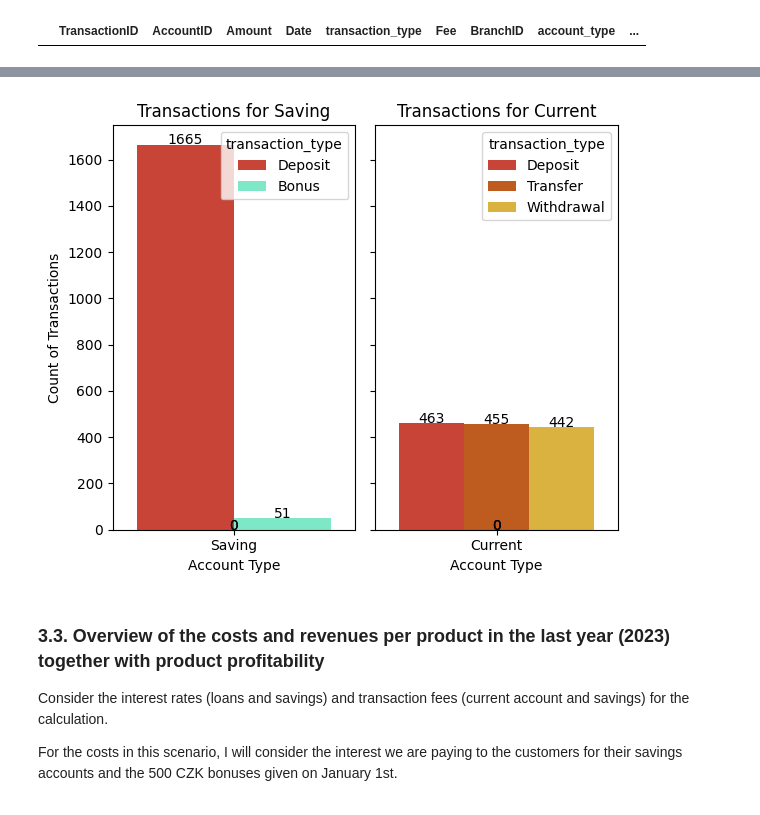
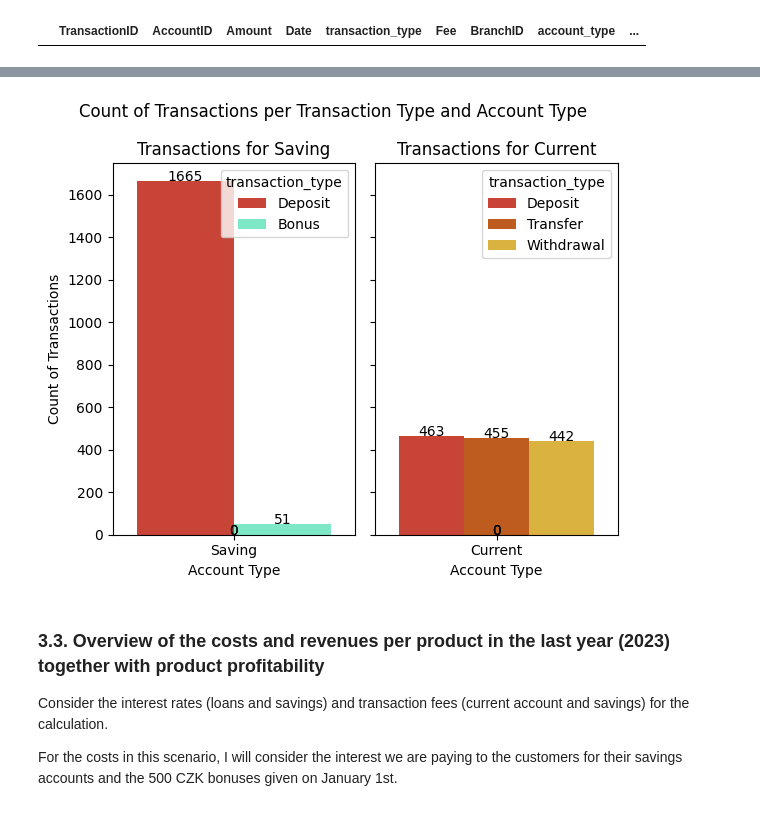
Before and after one commit to arortega-git/world_bank_ETL, a Jupyter notebook: test_pwc/notebook/notebook.ipynb, the cells around one changed output, grey strips where cells are left out. Saved outputs shown, nothing was run; the diff lists cells and outputs as text; code cells hidden in the pictures.

```diff
--- a/test_pwc/notebook/notebook.ipynb
+++ b/test_pwc/notebook/notebook.ipynb
@@ -25,21 +25,11 @@ czech_crowns_per_euro_2023 = 24.0168
 
 source_path = Path('/Users/arortega/Desktop/git/world_bank_etl/test_pwc/data_source/pwc_bank_data.csv')
 
-df = (
-    pd.read_csv(
-        source_path,
-        encoding='utf-16'
-    )
-)
+df = pd.read_csv(source_path, encoding='utf-16')
 
 # Dropping the first empty column which came from the Excel export
 
-df = (
-    df
-    .drop(
-        columns=df.columns[0]
-    )
-)
+df = df.drop(columns=df.columns[0])
 
 df.head()
 # %% [output]
@@ -624,0 +602,24 @@ plt.show()
+# %%
+# Missing Volume of Transactions
+
+vol_transactions = (
+    transactions_accounts[transactions_accounts['account_type'] != 'Loan']
+    .groupby(
+        ['AccountID', 'TransactionID', 'transaction_type', 'account_type']
+        , as_index=False
+    )
+    .agg(
+        sum_amount = ('Amount', 'sum')
+    )
+    .groupby(
+        ['account_type', 'transaction_type']
+        , as_index=False
+    )
+    .agg(
+        sum_amount=('sum_amount', 'sum')
+    )
+)
+
+display(
+    vol_transactions
+)
@@ -625,4 +691,6 @@ plt.show()
 # %%
+# Bar chart with number of transactions per account type (removing loan since there are no transactions)
+
 # Removing Loan account data since it doesn't have transactions
 df = transactions_accounts[transactions_accounts['account_type'] != 'Loan']
 
@@ -640,34 +708,36 @@ palette_transaction_types = {
 
 for ax, acct in zip(axes, account_types):
     subset = df[df['account_type'] == acct]
     sns.countplot(
         data=subset
         , x='account_type'
         , hue='transaction_type'
         , ax=ax
         , palette=palette_transaction_types
     )
 
     ax.set_title(f'Transactions for {acct}')
     ax.set_xlabel('Account Type')
     ax.set_ylabel('Count of Transactions')
 
     for p in ax.patches:
         height = p.get_height()
         ax.text(
             x=p.get_x() + p.get_width()/2,
             y=height + 0.5,
             s=int(height),
             ha='center'
         )
 
+plt.suptitle('Count of Transactions per Transaction Type and Account Type')
+
 plt.tight_layout()
 
 plt.savefig('visualizations/count_transactions_per_account_type.png', dpi=300, bbox_inches='tight')
 
 plt.show()
 # %% [output]
-[figure, old version]
+[figure, new version]
 # %% [markdown]
 ### 3.3. Overview of the costs and revenues per product in the last year (2023) together with product profitability
 Consider the interest rates (loans and savings) and transaction fees (current account and savings) for the
```
Also changed, not shown: parts of 34 cells of this notebook, 9 other files.
